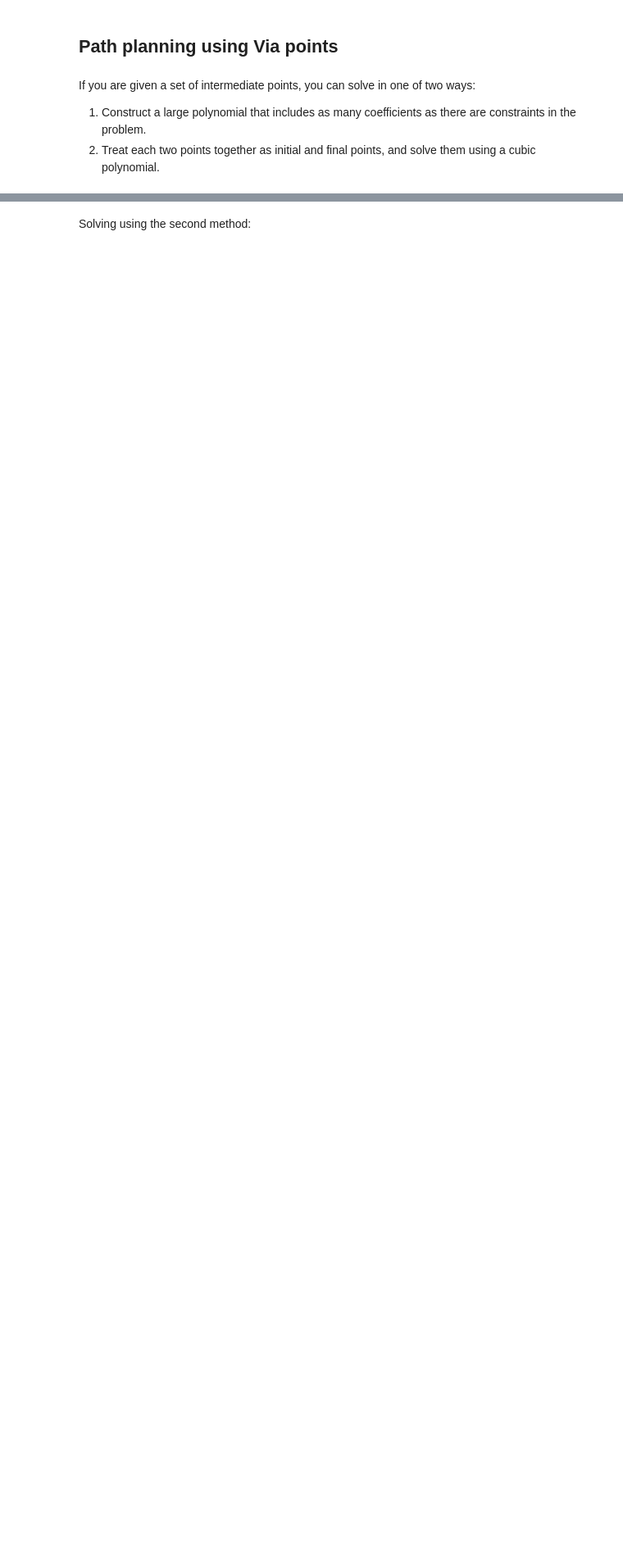
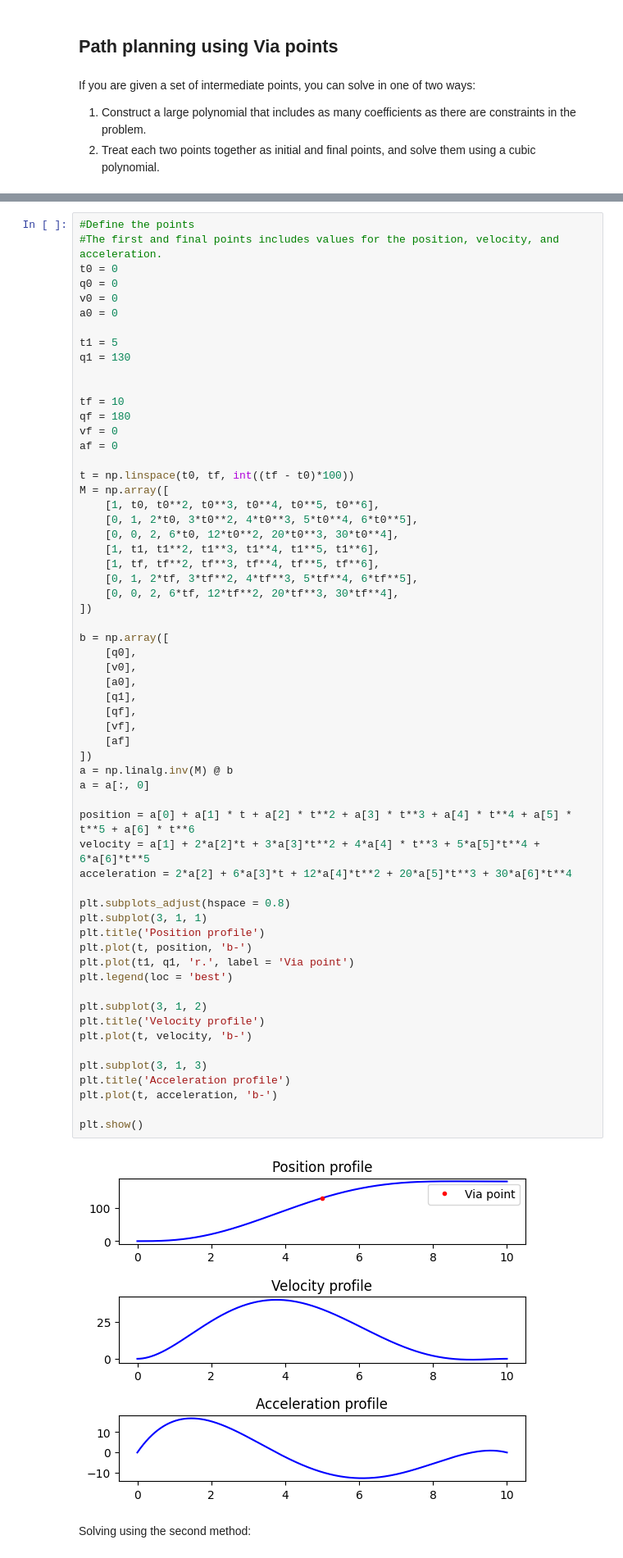
Before and after one commit to Thoalfeqar-gata/Robotics-and-Automation-Master-Degree, a Jupyter notebook: Path planning.ipynb, the cells around one changed output, grey strips where cells are left out. Shown at 82% size. Drawn from its saved outputs; the diff is of its cells as text; blank space fills up the shorter version.

```diff
--- a/Path planning.ipynb
+++ b/Path planning.ipynb
@@ -226,3 +230,65 @@ If you are given a set of intermediate points, you can solve in one of two ways:
+# %%
+#Define the points
+#The first and final points includes values for the position, velocity, and acceleration.
+t0 = 0
+q0 = 0
+v0 = 0
+a0 = 0
+
+t1 = 5
+q1 = 130
+
+
+tf = 10
+qf = 180
+vf = 0
+af = 0
+
+t = np.linspace(t0, tf, int((tf - t0)*100))
+M = np.array([
+    [1, t0, t0**2, t0**3, t0**4, t0**5, t0**6],
+    [0, 1, 2*t0, 3*t0**2, 4*t0**3, 5*t0**4, 6*t0**5],
+    [0, 0, 2, 6*t0, 12*t0**2, 20*t0**3, 30*t0**4],
+    [1, t1, t1**2, t1**3, t1**4, t1**5, t1**6],
+    [1, tf, tf**2, tf**3, tf**4, tf**5, tf**6],
+    [0, 1, 2*tf, 3*tf**2, 4*tf**3, 5*tf**4, 6*tf**5],
+    [0, 0, 2, 6*tf, 12*tf**2, 20*tf**3, 30*tf**4],
+])
+
+b = np.array([
+    [q0],
+    [v0],
+    [a0],
+    [q1],
+    [qf],
+    [vf],
+    [af]
+])
+a = np.linalg.inv(M) @ b
+a = a[:, 0]
+
+position = a[0] + a[1] * t + a[2] * t**2 + a[3] * t**3 + a[4] * t**4 + a[5] * t**5 + a[6] * t**6
+velocity = a[1] + 2*a[2]*t + 3*a[3]*t**2 + 4*a[4] * t**3 + 5*a[5]*t**4 + 6*a[6]*t**5
+acceleration = 2*a[2] + 6*a[3]*t + 12*a[4]*t**2 + 20*a[5]*t**3 + 30*a[6]*t**4
+
+plt.subplots_adjust(hspace = 0.8)
+plt.subplot(3, 1, 1)
+plt.title('Position profile')
+plt.plot(t, position, 'b-')
+plt.plot(t1, q1, 'r.', label = 'Via point')
+plt.legend(loc = 'best')
+
+plt.subplot(3, 1, 2)
+plt.title('Velocity profile')
+plt.plot(t, velocity, 'b-')
+
+plt.subplot(3, 1, 3)
+plt.title('Acceleration profile')
+plt.plot(t, acceleration, 'b-')
+
+plt.show()
+# %% [output]
+[figure, added]
 # %% [markdown]
 Solving using the second method:
 # %% [markdown]
```
Also changed, not shown: parts of 3 cells of this notebook.
